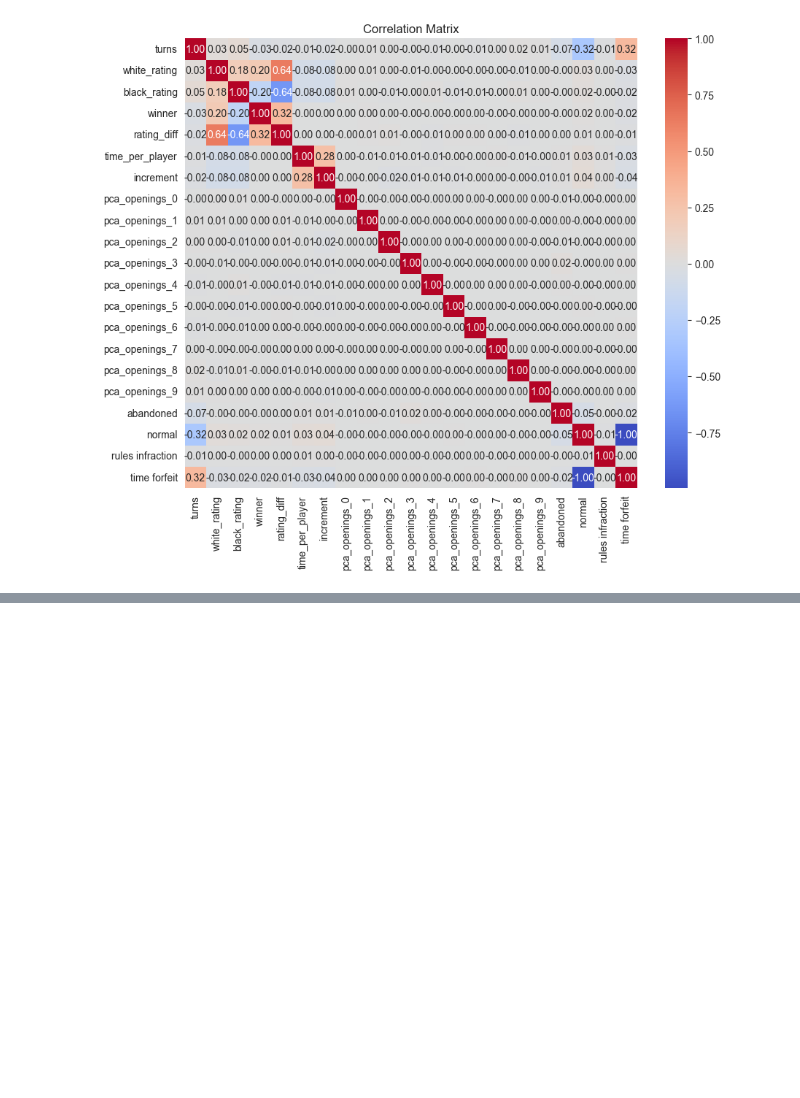
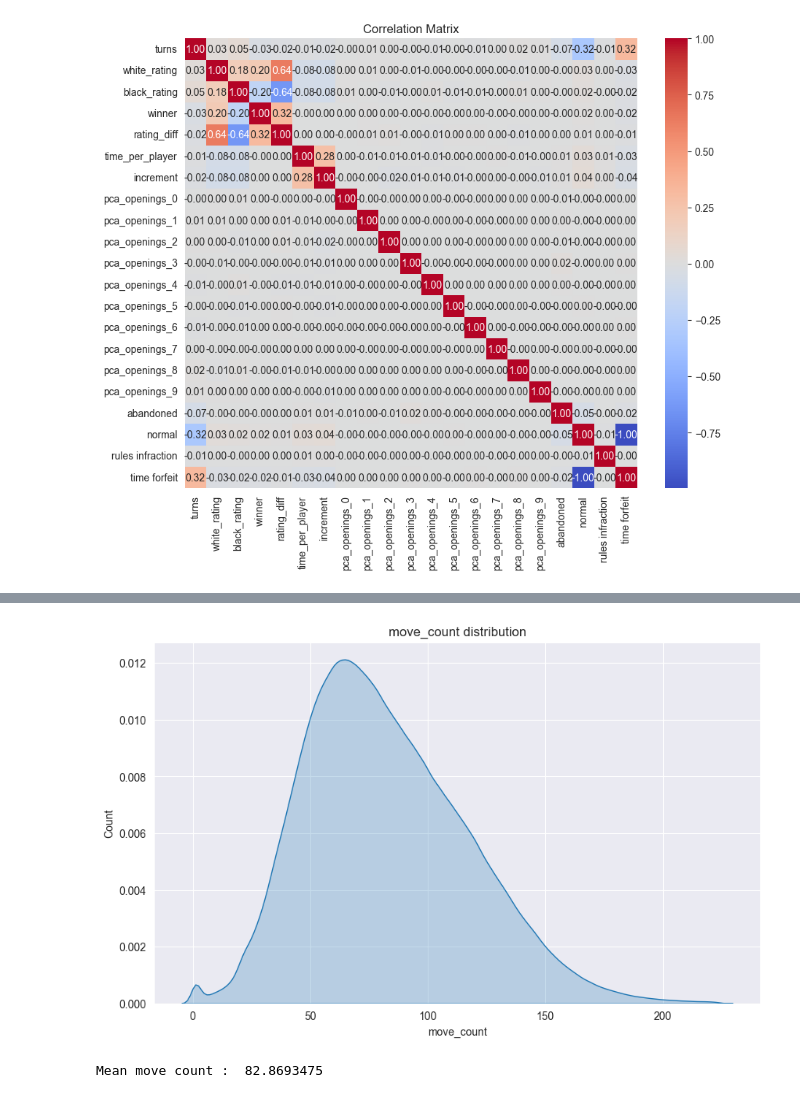
Before and after one commit to robinmoon2/AI_Application_HY, a Jupyter notebook: Chess_Project/EliteDataAnalysis.ipynb, the cells around one changed output, grey strips where cells are left out. Cells and saved outputs as stored; diff of their text form; code cells hidden in the pictures; blank space fills up the shorter version.

```diff
--- a/Chess_Project/EliteDataAnalysis.ipynb
+++ b/Chess_Project/EliteDataAnalysis.ipynb
@@ -497,3 +505,6 @@ plot_correlation_matrix(df)
 # %%
 # save the data to a new csv file
 df.to_csv('CSV_Output/elite_chess_games_features-ALL_cleaned.csv', index=False)
+# %%
+move_df = pd.read_csv('CSV_Output/elite_chess_games_moves-2M_games.csv')
+move_df
@@ -499,0 +525,4 @@ df.to_csv('CSV_Output/elite_chess_games_features-ALL_cleaned.csv', index=False)
+# %%
+move_df = move_df[move_df['moves']!='']
+move_df['move_count'] = move_df['moves'].apply(lambda x: len(str(x).split(' ')))
+move_df
@@ -499,0 +555,9 @@ df.to_csv('CSV_Output/elite_chess_games_features-ALL_cleaned.csv', index=False)
+# %%
+plot_distribution(move_df[move_df["move_count"]<225], 'move_count', kde=True)
+# %% [output]
+[figure, added]
+# %%
+mean_move_count = move_df['move_count'].mean()
+print("Mean move count : ", mean_move_count)
+# %% [output]
+Mean move count :  82.8693475
```
Also changed, not shown: parts of 5 cells of this notebook, 25 other files.
